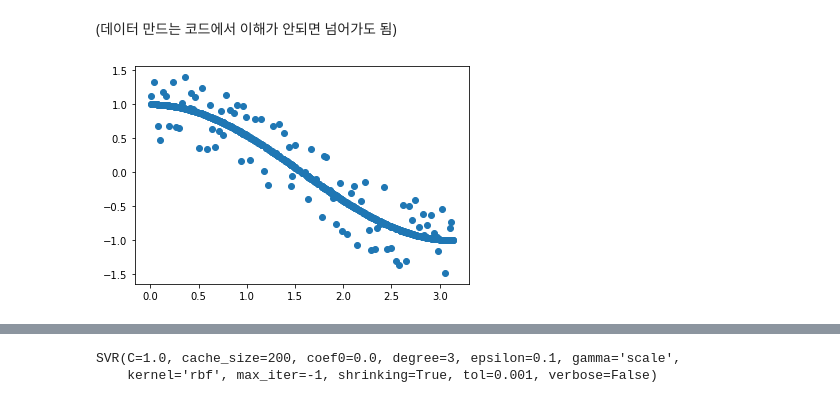
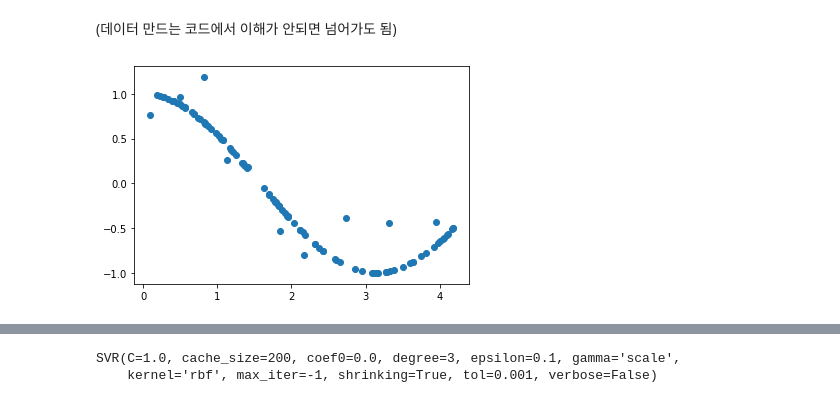
Before and after one commit to WoongheeLee/class-2020-Artificial-Intelligence-and-Future-Society, a Jupyter notebook: week10/support_vector_machines.ipynb, the cells around one changed output, grey strips where cells are left out. Cells and saved outputs as stored; diff of their text form; code cells hidden in the pictures.

```diff
--- a/week10/support_vector_machines.ipynb
+++ b/week10/support_vector_machines.ipynb
@@ -528,17 +523,17 @@ from sklearn.model_selection import train_test_split
 (데이터 만드는 코드에서 이해가 안되면 넘어가도 됨)
 # %%
 # 0 부터 pi 값 사이에 랜덤한 데이터 여러 개 찍음
-_len = np.pi
-X = np.sort(_len * np.random.rand(900, 1), axis=0)
+_len = 4/3*np.pi
+X = np.sort(_len * np.random.rand(100, 1), axis=0)
 # X에 해당하는 y는 cosine 함수
 y = np.cos(X).ravel()
 # 몇 개에 한 번 노이즈 주기
-y[::10] += 1.1 * (0.5 - np.random.rand(900//10))
+y[::10] += 1.1 * (0.5 - np.random.rand(100//10))
 
 # 데이터 그려보기
 plt.scatter(X, y)
 plt.show()
 # %% [output]
-[figure, old version]
+[figure, new version]
 # %%
 # 학습 데이터와 테스트 데이터 나누기
```
Also changed, not shown: parts of 47 cells of this notebook.
